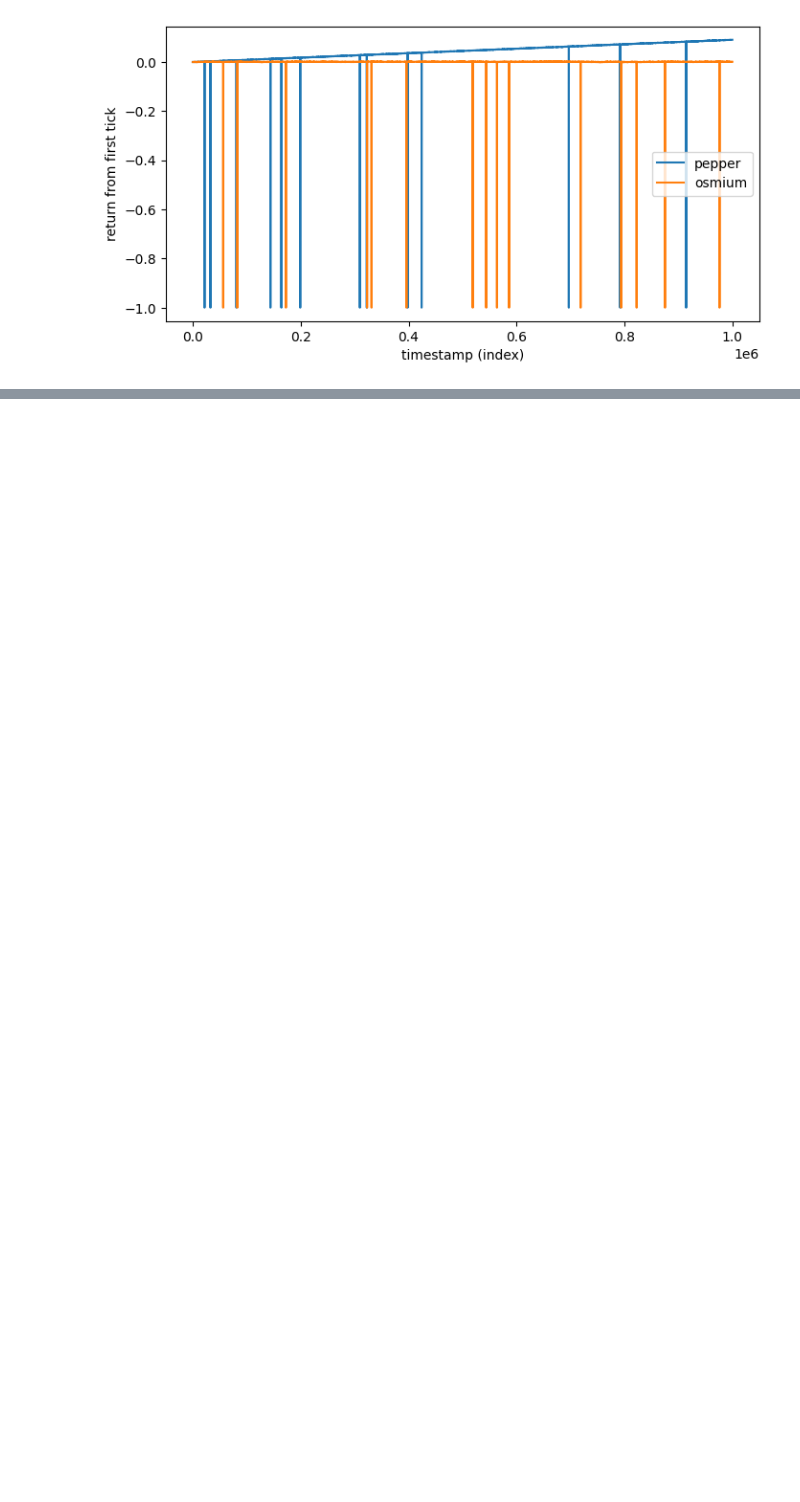
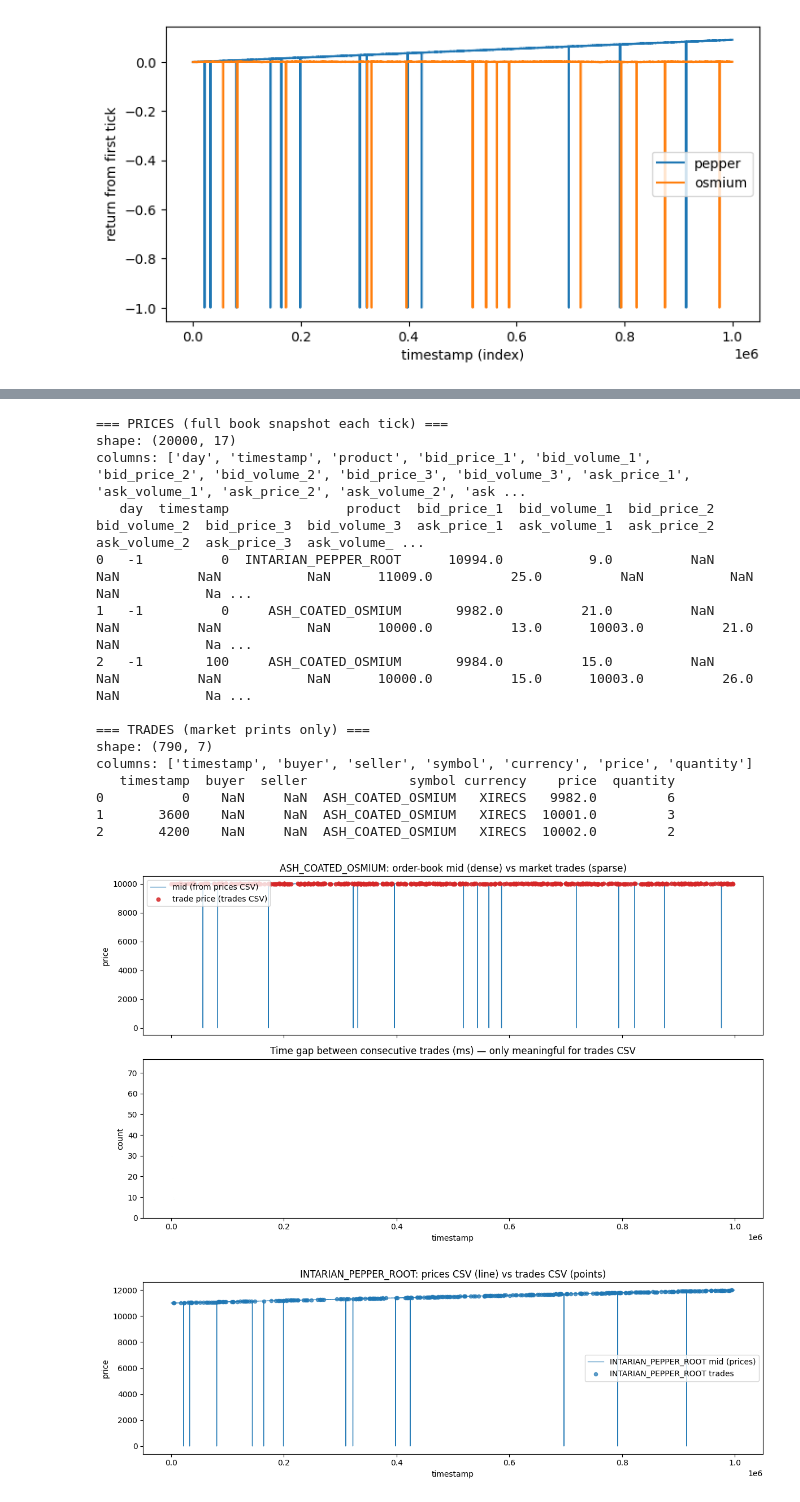
Before and after one commit to ATMmonitor667/IMC-Prosperity-Challenge, a Jupyter notebook: ROUND2/notebooks/analysis.ipynb, the cells around one changed output, grey strips where cells are left out. Drawn from its saved outputs; the diff is of its cells as text; code cells hidden in the pictures; blank space fills up the shorter version.

```diff
--- a/ROUND2/notebooks/analysis.ipynb
+++ b/ROUND2/notebooks/analysis.ipynb
@@ -73,0 +121,79 @@ pepper.spread.dropna().hist()
+# %%
+# --- Prices CSV vs Trades CSV (same simulated day) ---
+# PRICES: snapshot of the L3 order book + mid every simulation tick (~100ms), for EACH product.
+# TRADES: only rows where at least one market trade occurred; sparse; column is "symbol" not "product".
+
+DAY = -1
+prices = pd.read_csv(f"../prices_round_2_day_{DAY}.csv", sep=";")
+trades = pd.read_csv(f"../trades_round_2_day_{DAY}.csv", sep=";")
+
+def summarize(name: str, df: pd.DataFrame) -> None:
+    print(f"\n=== {name} ===")
+    print("shape:", df.shape)
+    print("columns:", list(df.columns))
+    print(df.head(3).to_string())
+
+summarize("PRICES (full book snapshot each tick)", prices)
+summarize("TRADES (market prints only)", trades)
+
+# Side-by-side model: same symbol, same time axis
+sym = "ASH_COATED_OSMIUM"
+p = prices.loc[prices["product"] == sym].sort_values("timestamp").reset_index(drop=True)
+t = trades.loc[trades["symbol"] == sym].sort_values("timestamp")
+
+
+
+fig, axes = plt.subplots(2, 1, figsize=(12, 7), sharex=True)
+
+axes[0].plot(p["timestamp"], p["mid_price"], color="C0", lw=0.9, label="mid (from prices CSV)")
+if len(t):
+    axes[0].scatter(t["timestamp"], t["price"], color="C3", s=22, alpha=0.85, zorder=5, label="trade price (trades CSV)")
+axes[0].set_ylabel("price")
+axes[0].set_title(f"{sym}: order-book mid (dense) vs market trades (sparse)")
+axes[0].legend(loc="upper left")
+
+if len(t) > 1:
+    dt = t["timestamp"].diff().dropna()
+    axes[1].hist(dt, bins=40, color="C2", edgecolor="white")
+    axes[1].set_ylabel("count")
+    axes[1].set_title("Time gap between consecutive trades (ms) — only meaningful for trades CSV")
+else:
+    axes[1].text(0.5, 0.5, "Not enough trades for histogram", ha="center", va="center", transform=axes[1].transAxes)
+
+axes[-1].set_xlabel("timestamp")
+plt.tight_layout()
+plt.show()
+
+# Second symbol (pepper) — different price level; twin-y if overlaid with osmium
+sym2 = "INTARIAN_PEPPER_ROOT"
+p2 = prices.loc[prices["product"] == sym2].sort_values("timestamp")
+t2 = trades.loc[trades["symbol"] == sym2].sort_values("timestamp")
+
+fig2, ax = plt.subplots(figsize=(12, 4))
+ax.plot(p2["timestamp"], p2["mid_price"], lw=0.9, label=f"{sym2} mid (prices)")
+if len(t2):
+    ax.scatter(t2["timestamp"], t2["price"], s=20, alpha=0.7, label=f"{sym2} trades")
+ax.set_xlabel("timestamp")
+ax.set_ylabel("price")
+ax.legend()
+ax.set_title("INTARIAN_PEPPER_ROOT: prices CSV (line) vs trades CSV (points)")
+plt.tight_layout()
+plt.show()
+# %% [output]
+=== PRICES (full book snapshot each tick) ===
+shape: (20000, 17)
+columns: ['day', 'timestamp', 'product', 'bid_price_1', 'bid_volume_1', 'bid_price_2', 'bid_volume_2', 'bid_price_3', 'bid_volume_3', 'ask_price_1', 'ask_volume_1', 'ask_price_2', 'ask_volume_2', 'ask ...
+   day  timestamp               product  bid_price_1  bid_volume_1  bid_price_2  bid_volume_2  bid_price_3  bid_volume_3  ask_price_1  ask_volume_1  ask_price_2  ask_volume_2  ask_price_3  ask_volume_ ...
+0   -1          0  INTARIAN_PEPPER_ROOT      10994.0           9.0          NaN           NaN          NaN           NaN      11009.0          25.0          NaN           NaN          NaN           Na ...
+1   -1          0     ASH_COATED_OSMIUM       9982.0          21.0          NaN           NaN          NaN           NaN      10000.0          13.0      10003.0          21.0          NaN           Na ...
+2   -1        100     ASH_COATED_OSMIUM       9984.0          15.0          NaN           NaN          NaN           NaN      10000.0          15.0      10003.0          26.0          NaN           Na ...
+
+=== TRADES (market prints only) ===
+shape: (790, 7)
+columns: ['timestamp', 'buyer', 'seller', 'symbol', 'currency', 'price', 'quantity']
+   timestamp  buyer  seller             symbol currency    price  quantity
+0          0    NaN     NaN  ASH_COATED_OSMIUM   XIRECS   9982.0         6
+1       3600    NaN     NaN  ASH_COATED_OSMIUM   XIRECS  10001.0         3
+2       4200    NaN     NaN  ASH_COATED_OSMIUM   XIRECS  10002.0         2
+[figure, added]
+[figure, added]
```
Also changed, not shown: parts of 4 cells of this notebook, 4 other files.
